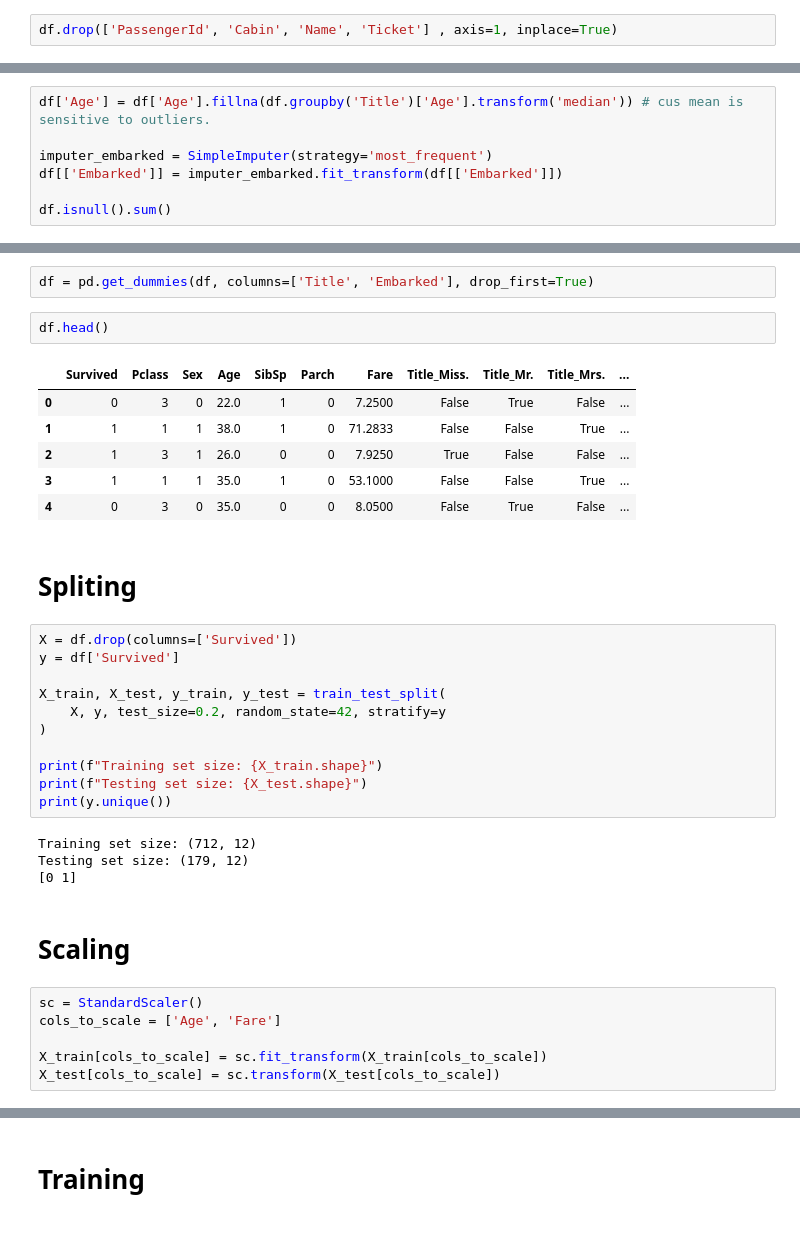
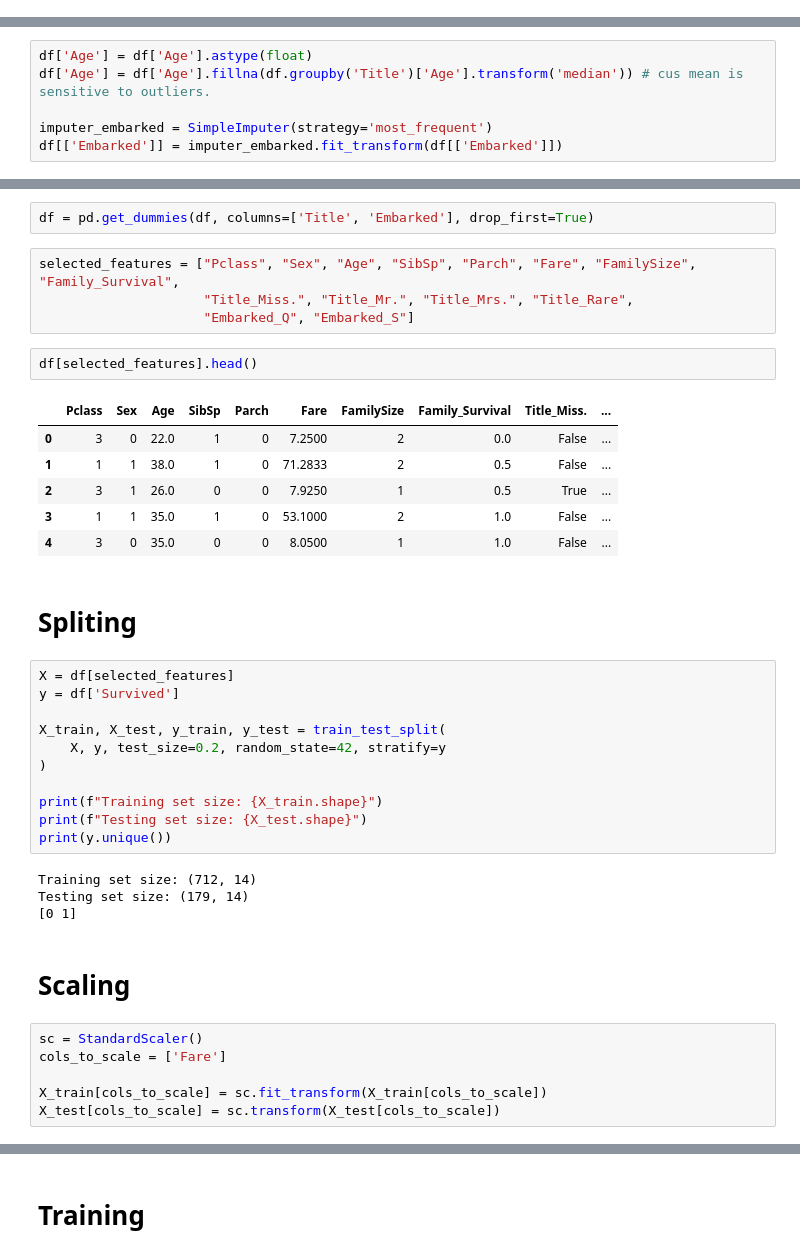
Before and after one commit to Ahmad-Tharwat07/Data-Mining-College-Project, a Jupyter notebook: Classification/Classification_Model.ipynb, the cells around one changed output, grey strips where cells are left out. Saved outputs shown, nothing was run; the diff lists cells and outputs as text.

```diff
--- a/Classification/Classification_Model.ipynb
+++ b/Classification/Classification_Model.ipynb
@@ -69,8 +69,6 @@ df['Title'] = df['Title'].replace(['Dr.', 'Rev.', 'Major.', 'Col.', 'Capt.', 'Jo
 df['Title'].unique()
 # %% [output]
 array(['Mr.', 'Mrs.', 'Miss.', 'Master.', 'Rare'], dtype=object)
-# %%
-df.drop(['PassengerId', 'Cabin', 'Name', 'Ticket'] , axis=1, inplace=True)
 # %%
 df.head()
 # %% [output]
@@ -85 +127,7 @@ df.head()
+# %%
+df['Agе'] = df['Age'].astype(float)
+df['Agе'] = df['Agе'].fillna(df.groupby('Title')['Agе'].transform('median')) # cus mean is sensitive to outliers.
+
+imputer_embarked = SimpleImputer(strategy='most_frequent')
+df[['Embarked']] = imputer_embarked.fit_transform(df[['Embarked']])
 # %%
@@ -98,8 +139 @@ df.isnull().sum()
 dtype: int64
-# %%
-df['Age'] = df['Age'].fillna(df.groupby('Title')['Age'].transform('median')) # cus mean is sensitive to outliers.
-
-imputer_embarked = SimpleImputer(strategy='most_frequent')
-df[['Embarked']] = imputer_embarked.fit_transform(df[['Embarked']])
-
-df.isnull().sum()
@@ -134,19 +149,23 @@ df['Sex'] = df['Sex'].map({'female': 1, 'male': 0}).astype(int)
 One-hot Encoding
 # %%
 df = pd.get_dummies(df, columns=['Title', 'Embarked'], drop_first=True)
+# %%
+selected_features = ["Pclass", "Sex", "Age", "SibSp", "Parch", "Fare", "FamilySize", "Family_Survival",
+                     "Title_Miss.", "Title_Mr.", "Title_Mrs.", "Title_Rare",
+                     "Embarked_Q", "Embarked_S"]
 # %%
-df.head()
+df[selected_features].head()
 # %% [output]
-|  | Survived | Pclass | Sex | Age | SibSp | Parch | Fare | Title_Miss. | Title_Mr. | Title_Mrs. | ... |
-| 0 | 0 | 3 | 0 | 22.0 | 1 | 0 | 7.2500 | False | True | False | ... |
-| 1 | 1 | 1 | 1 | 38.0 | 1 | 0 | 71.2833 | False | False | True | ... |
-| 2 | 1 | 3 | 1 | 26.0 | 0 | 0 | 7.9250 | True | False | False | ... |
-| 3 | 1 | 1 | 1 | 35.0 | 1 | 0 | 53.1000 | False | False | True | ... |
-| 4 | 0 | 3 | 0 | 35.0 | 0 | 0 | 8.0500 | False | True | False | ... |
+|  | Pclass | Sex | Age | SibSp | Parch | Fare | FamilySize | Family_Survival | Title_Miss. | ... |
+| 0 | 3 | 0 | 22.0 | 1 | 0 | 7.2500 | 2 | 0.0 | False | ... |
+| 1 | 1 | 1 | 38.0 | 1 | 0 | 71.2833 | 2 | 0.5 | False | ... |
+| 2 | 3 | 1 | 26.0 | 0 | 0 | 7.9250 | 1 | 0.5 | True | ... |
+| 3 | 1 | 1 | 35.0 | 1 | 0 | 53.1000 | 2 | 1.0 | False | ... |
+| 4 | 3 | 0 | 35.0 | 0 | 0 | 8.0500 | 1 | 1.0 | False | ... |
 # %% [markdown]
 # Spliting
 # %%
-X = df.drop(columns=['Survived'])
+X = df[selected_features]
 y = df['Survived']
 
 X_train, X_test, y_train, y_test = train_test_split(
@@ -157,14 +176,14 @@ print(f"Training set size: {X_train.shape}")
 print(f"Testing set size: {X_test.shape}")
 print(y.unique())
 # %% [output]
-Training set size: (712, 12)
-Testing set size: (179, 12)
+Training set size: (712, 14)
+Testing set size: (179, 14)
 [0 1]
 # %% [markdown]
 # Scaling
 # %%
 sc = StandardScaler()
-cols_to_scale = ['Age', 'Fare']
+cols_to_scale = ['Fare']
 
 X_train[cols_to_scale] = sc.fit_transform(X_train[cols_to_scale])
 X_test[cols_to_scale] = sc.transform(X_test[cols_to_scale])
```
Also changed, not shown: parts of 14 cells of this notebook.
